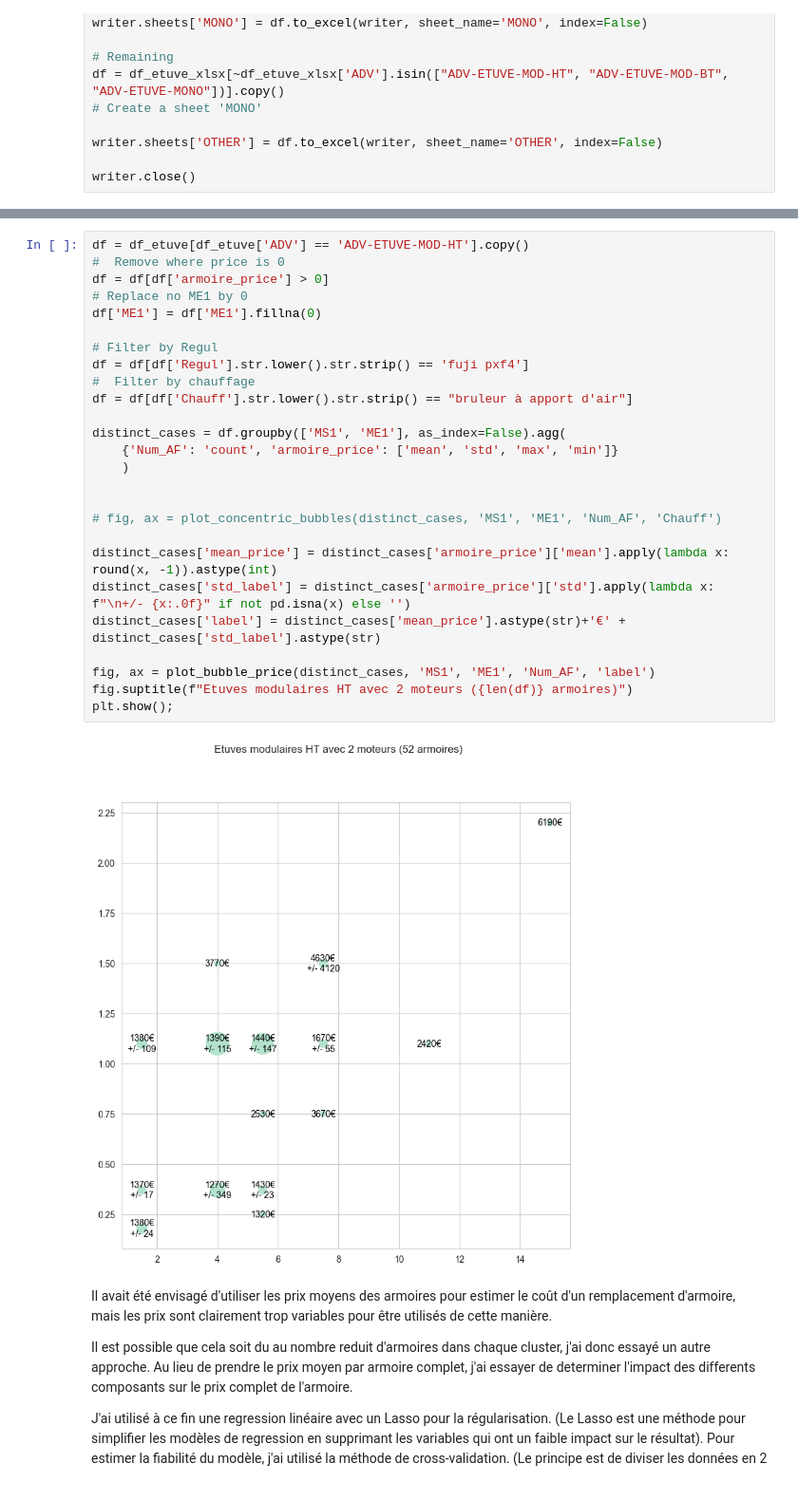
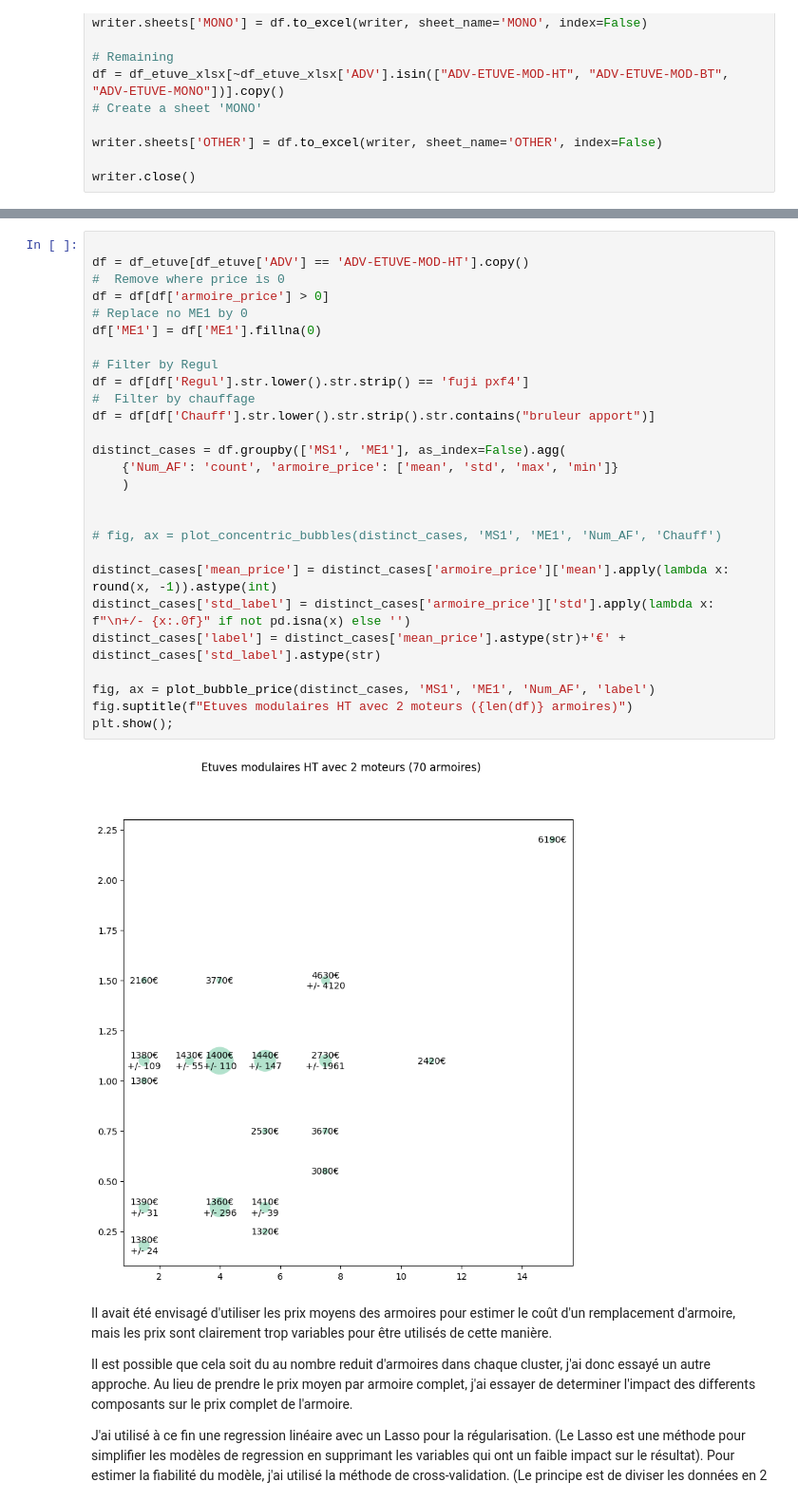
Before and after one commit to paolomia/schema_elec_industrie, a Jupyter notebook: report_12_23.ipynb, the cells around one changed output, grey strips where cells are left out. Shown: that part at 95% size. Saved outputs shown, nothing was run; the diff lists cells and outputs as text.

```diff
--- a/report_12_23.ipynb
+++ b/report_12_23.ipynb
@@ -266,33 +303,34 @@ On peut le voir dans l'exemple suivant, sur les étuves modulaire à haute temp
 
 Le montant affiché est le prix moyen par cluster, avec son ecart type (dans une distribution normale 70% des valeurs sont dans l'intervalle [moyenne-ecart_type, moyenne+ecart_type]).
 # %%
+
 df = df_etuve[df_etuve['ADV'] == 'ADV-ETUVE-MOD-HT'].copy()
 #  Remove where price is 0
 df = df[df['armoire_price'] > 0]
 # Replace no ME1 by 0
 df['ME1'] = df['ME1'].fillna(0)
 
 # Filter by Regul
 df = df[df['Regul'].str.lower().str.strip() == 'fuji pxf4']
 #  Filter by chauffage
-df = df[df['Chauff'].str.lower().str.strip() == "bruleur à apport d'air"]
+df = df[df['Chauff'].str.lower().str.strip().str.contains("bruleur apport")]
 
 distinct_cases = df.groupby(['MS1', 'ME1'], as_index=False).agg(
     {'Num_AF': 'count', 'armoire_price': ['mean', 'std', 'max', 'min']}
     )
 
 
 # fig, ax = plot_concentric_bubbles(distinct_cases, 'MS1', 'ME1', 'Num_AF', 'Chauff')
 
 distinct_cases['mean_price'] = distinct_cases['armoire_price']['mean'].apply(lambda x: round(x, -1)).astype(int)
 distinct_cases['std_label'] = distinct_cases['armoire_price']['std'].apply(lambda x: f"\n+/- {x:.0f}" if not pd.isna(x) else '')
 distinct_cases['label'] = distinct_cases['mean_price'].astype(str)+'€' + distinct_cases['std_label'].astype(str)
 
 fig, ax = plot_bubble_price(distinct_cases, 'MS1', 'ME1', 'Num_AF', 'label')
 fig.suptitle(f"Etuves modulaires HT avec 2 moteurs ({len(df)} armoires)")
 plt.show();
 # %% [output]
-[figure, old version]
+[figure, new version]
 # %% [markdown]
 Il avait été envisagé d'utiliser les prix moyens des armoires pour estimer le coût d'un remplacement d'armoire, mais les prix sont clairement trop variables pour être utilisés de cette manière.
 
```
Also changed, not shown: parts of 12 cells of this notebook, 2 other files.
